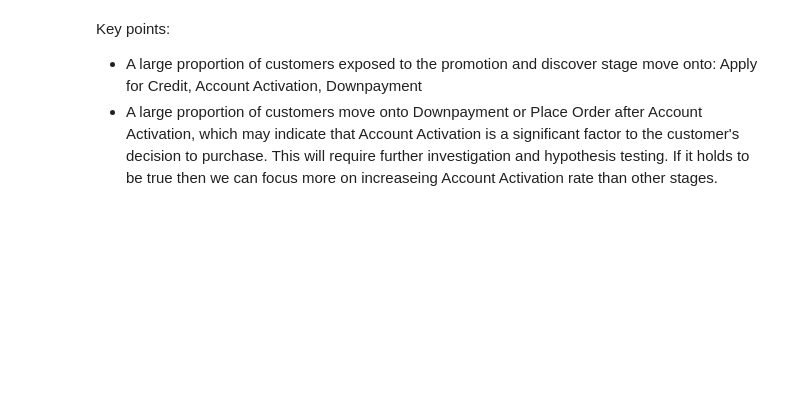
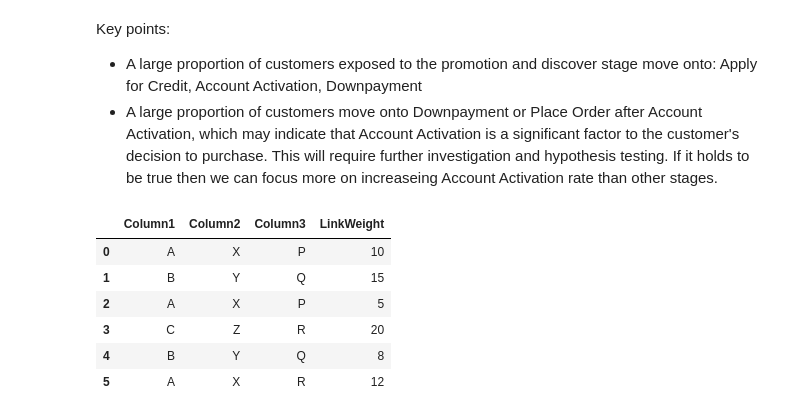
Before and after one commit to cjunwon/STATSM148-Fingerhut-Consulting, a Jupyter notebook: junwon_code/fingerhut_dataviz.ipynb, the cells around one changed output. Saved outputs shown, nothing was run; the diff lists cells and outputs as text; code cells hidden in the pictures; blank space fills up the shorter version.

```diff
--- a/junwon_code/fingerhut_dataviz.ipynb
+++ b/junwon_code/fingerhut_dataviz.ipynb
@@ -252,3 +268,13 @@ Key points:
 
 - A large proportion of customers exposed to the promotion and discover stage move onto: Apply for Credit, Account Activation, Downpayment
 - A large proportion of customers move onto Downpayment or Place Order after Account Activation, which may indicate that Account Activation is a significant factor to the customer's decision to purchase. This will require further investigation and hypothesis testing. If it holds to be true then we can focus more on increaseing Account Activation rate than other stages.
+# %%
+df_sample
+# %% [output]
+|  | Column1 | Column2 | Column3 | LinkWeight |
+| 0 | A | X | P | 10 |
+| 1 | B | Y | Q | 15 |
+| 2 | A | X | P | 5 |
+| 3 | C | Z | R | 20 |
+| 4 | B | Y | Q | 8 |
+| 5 | A | X | R | 12 |
```
Also changed, not shown: parts of 2 cells of this notebook.
